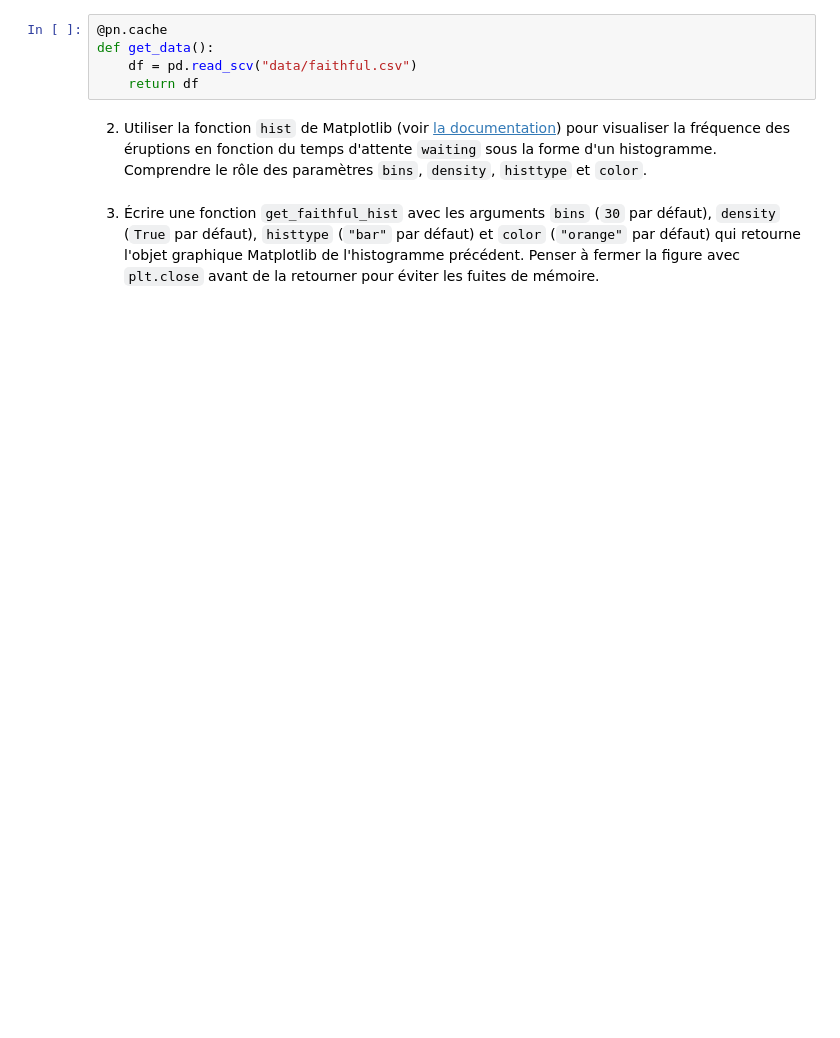
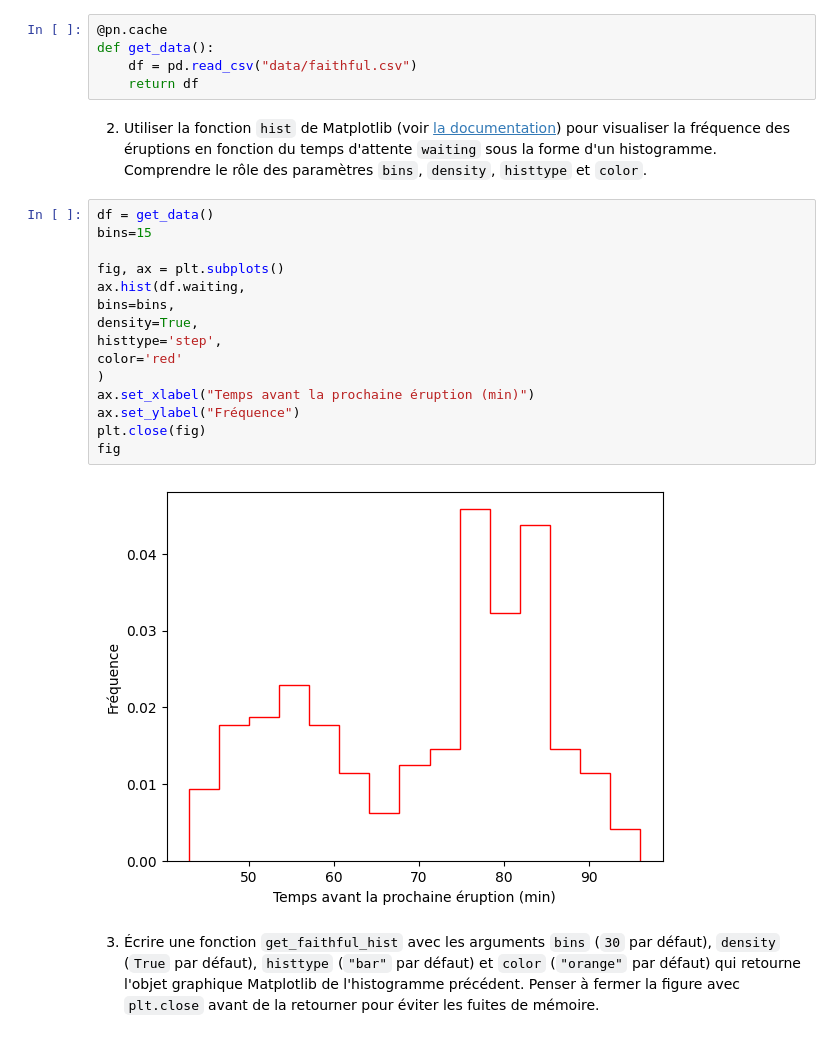
Before and after one commit to GillesBour/formation-data-science, a Jupyter notebook: BLOC4/Visualisation/notebooks/01_old_faithful.ipynb, the cells around one changed output. Saved outputs shown, nothing was run; the diff lists cells and outputs as text; blank space fills up the shorter version.

```diff
--- a/BLOC4/Visualisation/notebooks/01_old_faithful.ipynb
+++ b/BLOC4/Visualisation/notebooks/01_old_faithful.ipynb
@@ -22,9 +22,26 @@ Nous considérons des données relatives aux éruptions du geyser [Old Faithful]
 # %%
 @pn.cache
 def get_data():
-    df = pd.read_scv("data/faithful.csv")
+    df = pd.read_csv("data/faithful.csv")
     return df
 # %% [markdown]
 2. Utiliser la fonction `hist` de Matplotlib (voir [la documentation](https://matplotlib.org/stable/api/_as_gen/matplotlib.pyplot.hist.html)) pour visualiser la fréquence des éruptions en fonction du temps d'attente `waiting` sous la forme d'un histogramme. Comprendre le rôle des paramètres `bins`, `density`, `histtype` et `color`.
+# %%
+df = get_data()
+bins=15
+
+fig, ax = plt.subplots()
+ax.hist(df.waiting,
+bins=bins,
+density=True,
+histtype='step',
+color='red'
+)
+ax.set_xlabel("Temps avant la prochaine éruption (min)")
+ax.set_ylabel("Fréquence")
+plt.close(fig)
+fig
+# %% [output]
+[figure, added]
 # %% [markdown]
 3. Écrire une fonction `get_faithful_hist` avec les arguments `bins` (`30` par défaut), `density` (`True` par défaut), `histtype` (`"bar"` par défaut) et `color` (`"orange"` par défaut) qui retourne l'objet graphique Matplotlib de l'histogramme précédent. Penser à fermer la figure avec `plt.close` avant de la retourner pour éviter les fuites de mémoire.
```
Also changed, not shown: parts of 1 cell of this notebook.
